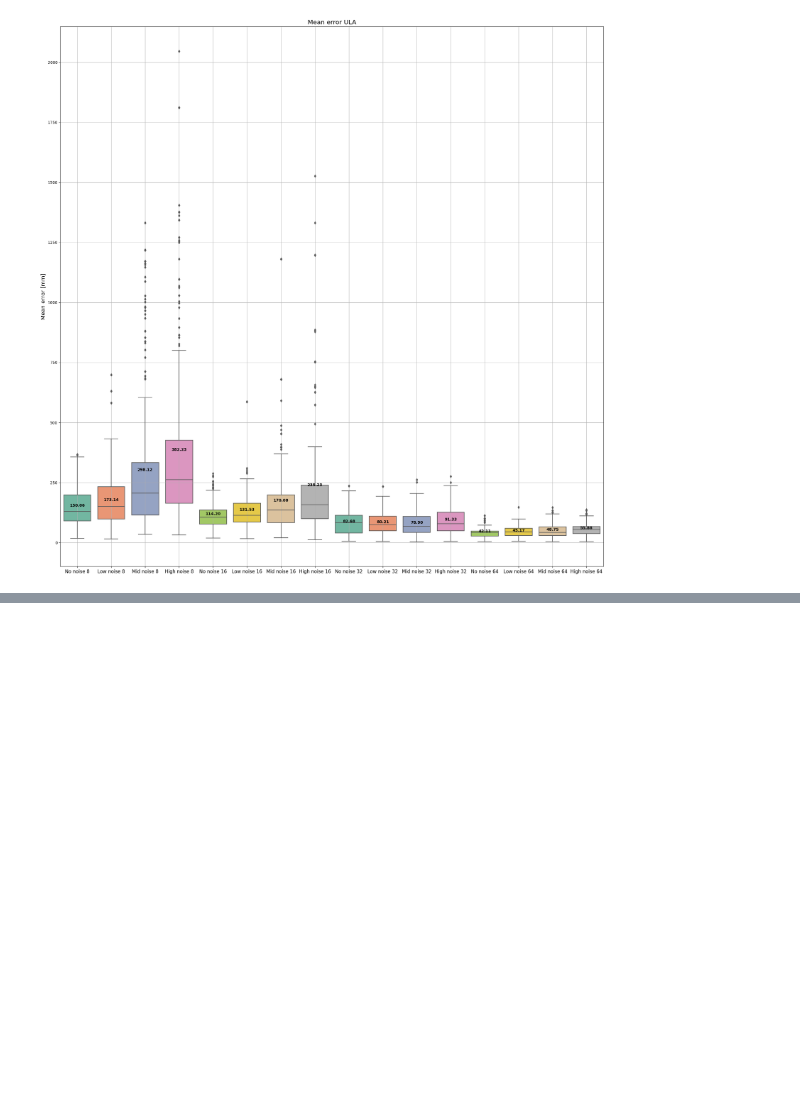
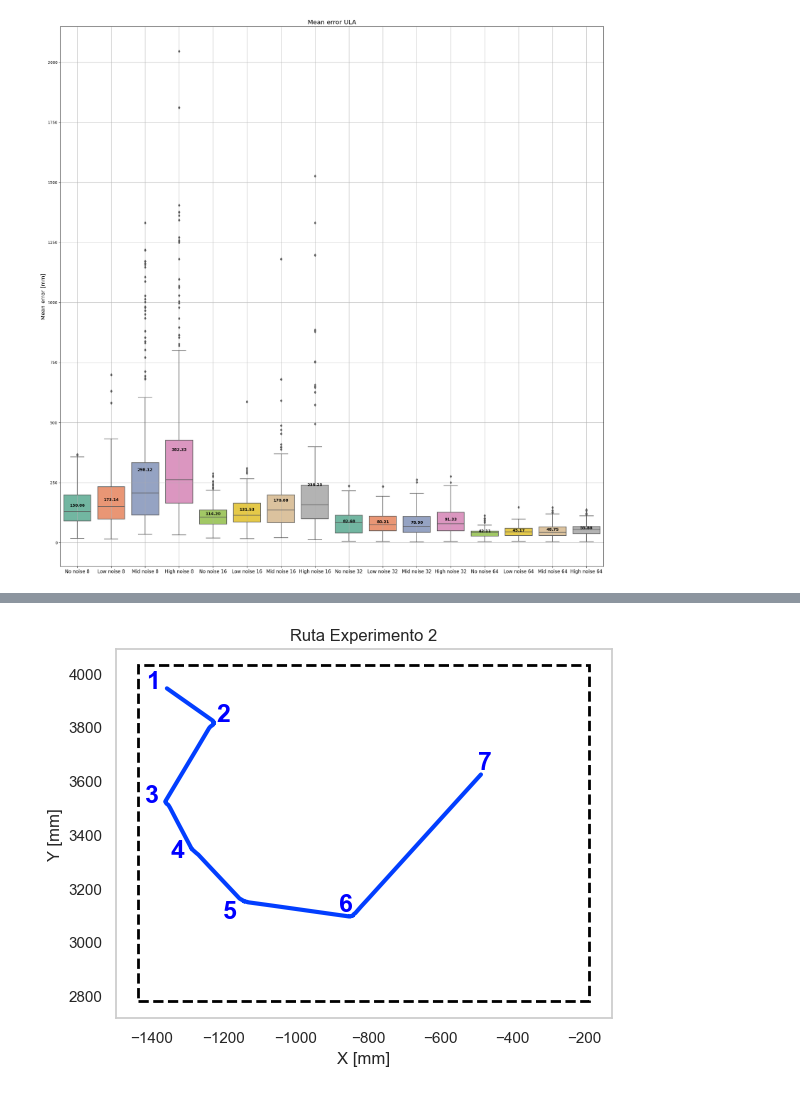
Before and after one commit to Javierbj02/TFG, a Jupyter notebook: Test Case 2/analysis.ipynb, the cells around one changed output, grey strips where cells are left out. Saved outputs shown, nothing was run; the diff lists cells and outputs as text; code cells hidden in the pictures; blank space fills up the shorter version.

```diff
--- a/Test Case 2/analysis.ipynb
+++ b/Test Case 2/analysis.ipynb
@@ -463,0 +484,99 @@ plt.show()
+# %%
+import matplotlib.pyplot as plt
+import seaborn as sns
+
+
+sns.set(style="whitegrid")
+
+
+palette = sns.color_palette("bright")
+
+# plt.figure(figsize=(10, 8))
+# plt.figure(figsize=(8,7))
+
+# Ground truth con línea sólida y mayor grosor
+
+
+# Prediction y Kalman con diferentes estilos de línea y alfa, usando la paleta de colores
+# plt.plot(df_8['PredictedX'], df_8['PredictedY'], label='Prediction 8', linestyle='--', c=palette[3], alpha=0.7)
+# plt.plot(df_8['KalmanX'], df_8['KalmanY'], label='Kalman 8', linestyle='-', c=palette[3])
+
+# plt.plot(df_16['PredictedX'], df_16['PredictedY'], label='Prediction 16', linestyle='--', c=palette[6], alpha=0.7)
+# plt.plot(df_16['KalmanX'], df_16['KalmanY'], label='Kalman 16', linestyle='-', c=palette[6])
+
+# plt.plot(df_32['PredictedX'], df_32['PredictedY'], label='Prediction 32', linestyle='--', c=palette[1], alpha=0.7)
+# plt.plot(df_32['KalmanX'], df_32['KalmanY'], label='Kalman 32', linestyle='-', c=palette[1])
+
+# plt.plot(df_64['PredictedX'], df_64['PredictedY'], label='Prediction 64', linestyle='--', c=palette[2], alpha=0.7)
+# plt.plot(df_64['KalmanX'], df_64['KalmanY'], label='Kalman 64', linestyle='-', c=palette[2])
+
+room_xmin = -1437  # Valor mínimo de X en mm (límite izquierdo)
+room_xmax = -187   # Valor máximo de X en mm (límite derecho)
+room_ymin = 2779   # Valor mínimo de Y en mm (límite inferior)
+room_ymax = 4029   # Valor máximo de Y en mm (límite superior)
+
+# Dibujar el contorno de la habitación usando plt.Rectangle()
+room = plt.Rectangle((room_xmin, room_ymin), room_xmax - room_xmin, room_ymax - room_ymin,
+                     edgecolor='black', facecolor='none', linewidth=2, linestyle='--', label='Room boundaries')
+
+plt.gca().add_patch(room)  # Agregar el rectángulo al gráfico actual
+
+plt.plot(df_8['RealX'], df_8['RealY'], label='Ground truth', c=palette[0], linewidth=3)
+
+# x1, y1 = df_8.iloc[0]['RealX'], df_8.iloc[0]['RealY']
+# x2, y2 = df_8.iloc[-1]['RealX'], df_8.iloc[-1]['RealY']
+
+# distance = np.sqrt((x2 - x1)**2 + (y2 - y1)**2)
+
+x1, y1 = df_8.iloc[0]['RealX'], df_8.iloc[0]['RealY']
+plt.text(x1 - 20, y1 - 20, '1', fontsize=18, weight='bold', color='blue', ha='right', va='bottom')
+
+x2, y2 = df_8.iloc[32]['RealX'], df_8.iloc[32]['RealY']
+plt.text(x2 + 45, y2 - 10, '2', fontsize=18, weight='bold', color='blue', ha='right', va='bottom')
+
+distance1 = ((x1 - x2) ** 2 + (y1 - y2) ** 2) ** 0.5
+
+x3, y3 = df_8.iloc[82]['RealX'], df_8.iloc[82]['RealY']
+plt.text(x3 - 20, y3 - 20, '3', fontsize=18, weight='bold', color='blue', ha='right', va='bottom')
+
+distance2 = ((x2 - x3) ** 2 + (y2 - y3) ** 2) ** 0.5
+
+x4, y4 = df_8.iloc[113]['RealX'], df_8.iloc[113]['RealY']
+plt.text(x4 - 20, y4 - 50, '4', fontsize=18, weight='bold', color='blue', ha='right', va='bottom')
+
+distance3 = ((x3 - x4) ** 2 + (y3 - y4) ** 2) ** 0.5
+
+x5, y5 = df_8.iloc[149]['RealX'], df_8.iloc[149]['RealY']
+plt.text(x5 - 20, y5 - 80, '5', fontsize=18, weight='bold', color='blue', ha='right', va='bottom')
+
+distance4 = ((x4 - x5) ** 2 + (y4 - y5) ** 2) ** 0.5
+
+x6, y6 = df_8.iloc[195]['RealX'], df_8.iloc[195]['RealY']
+plt.text(x6 , y6 , '6', fontsize=18, weight='bold', color='blue', ha='right', va='bottom')
+
+distance5 = ((x5 - x6) ** 2 + (y5 - y6) ** 2) ** 0.5
+
+x7, y7 = df_8.iloc[-1]['RealX'], df_8.iloc[-1]['RealY']
+plt.text(x7 + 30, y7, '7', fontsize=18, weight='bold', color='blue', ha='right', va='bottom')
+
+
+# plt.text(x1 - 18, y1 - 20, '1', fontsize=18, weight='bold', color='blue', ha='right', va='bottom')
+# plt.text(x2 + 50, y2 - 55, '2', fontsize=18, weight='bold', color='blue', ha='right', va='bottom')
+
+# plt.legend(loc='center left', bbox_to_anchor=(1, 0.5))
+
+# plt.legend(ncol=3)
+plt.xlabel('X [mm]')
+plt.ylabel('Y [mm]')
+plt.title('Ruta Experimento 2')
+plt.grid(False)
+# Gráfica con aspecto cuadrado
+
+
+
+# plt.xlim(-1437, -187)
+# plt.ylim(2799, 4029)
+
+plt.show()
+# %% [output]
+[figure, added]
```
Also changed, not shown: parts of 1 cell of this notebook, 5 other files.
